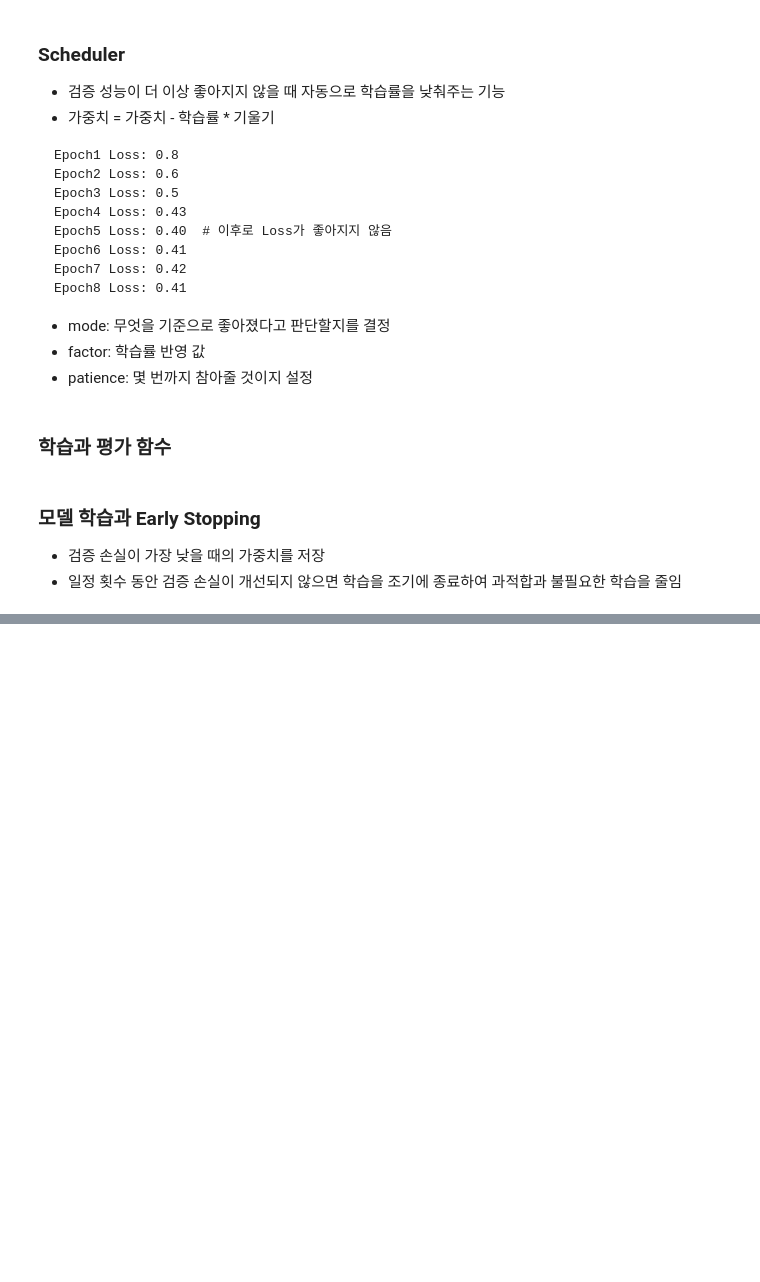
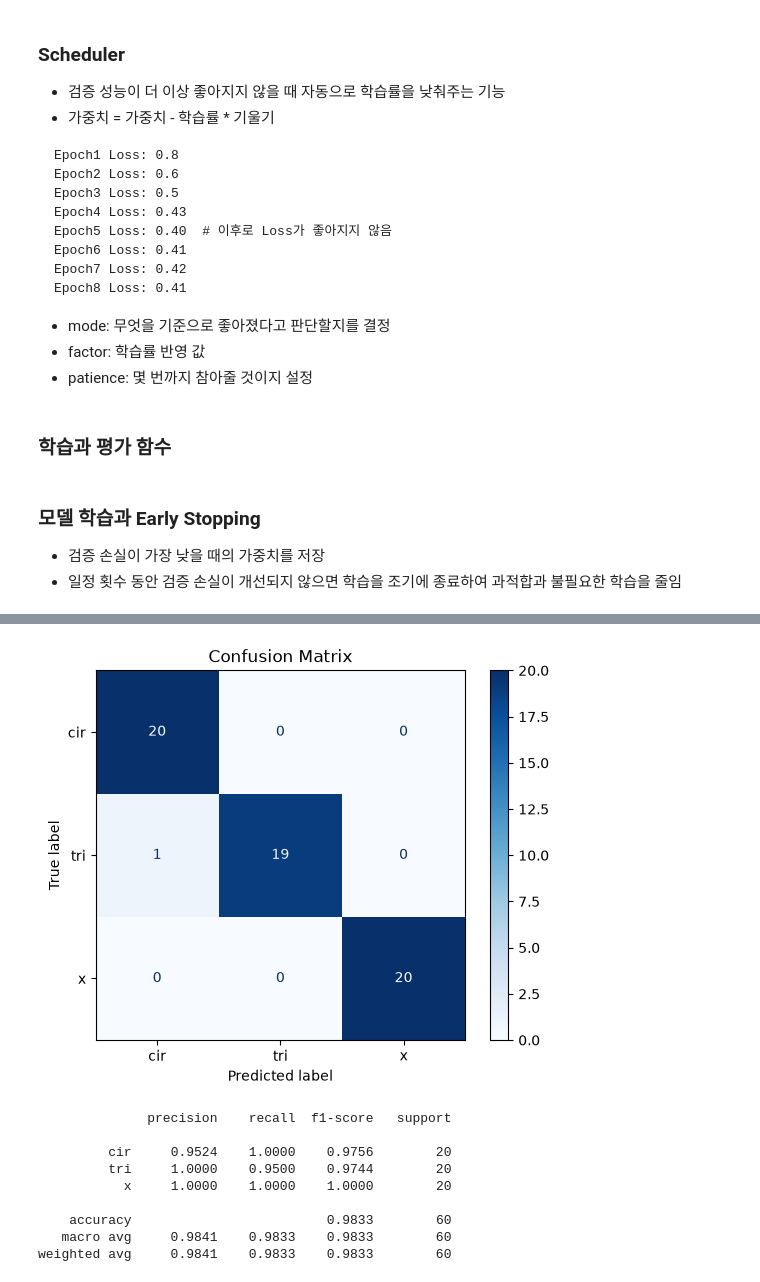
Before and after one commit to Shim-HyoungJoon/KDT, a Jupyter notebook: 10_MLDL/12_손글씨 도형 분류하기.ipynb, the cells around one changed output, grey strips where cells are left out. Drawn from its saved outputs; the diff is of its cells as text; code cells hidden in the pictures; blank space fills up the shorter version.

```diff
--- a/10_MLDL/12_손글씨 도형 분류하기.ipynb
+++ b/10_MLDL/12_손글씨 도형 분류하기.ipynb
@@ -530,0 +635,3 @@ for epoch in range(1, EPOCHS+1):
+# %%
+model = ShapeCNN(num_classes).to(DEVICE)
+model.load_state_dict(torch.load(best_model_path, map_location=DEVICE, weights_only=True))
@@ -530,0 +677,2 @@ for epoch in range(1, EPOCHS+1):
+# %%
+test_images, y_true, y_pred, y_prob = collect_predictions(model, test_loader)
@@ -530,0 +681,33 @@ for epoch in range(1, EPOCHS+1):
+# %%
+cm = confusion_matrix(y_true.numpy(), y_pred.numpy())
+display = ConfusionMatrixDisplay(confusion_matrix=cm, display_labels=class_names)
+display.plot(cmap='Blues', values_format='d')
+plt.title('Confusion Matrix')
+plt.show()
+
+print(classification_report(
+    y_true.numpy(),
+    y_pred.numpy(),
+    target_names=class_names,
+    digits=4,
+    zero_division=0,
+))
+
+# precision : 모델이 True로 분류한 것중 실제로 True인 비율
+# recall : 실제 해당 클래스 중에서 모델이 찾아낸 비율
+# f1-score : precision, recall 조합 평균
+# support : 클래스의 개수
+
+# macro avg : 다중 분류 모델에서 전체 데이터의 True Positive(TP), False Positive(FP), False Negative(FN) 개수를 모두 더한 뒤, 이를 바탕으로 정밀도(Precision), 재현율(Recall), F1 점수를 한 번에 계산하는 방법
+# weighted avg : 자료의 평균을 구할 때 자료 값의 중요도나 영향 정도에 해당하는 가중치를 반영하여 구한 평균값이다. 모든 가중치가 동일할 경우, 가중 평균은 산술 평균과 동일
+# %% [output]
+[figure, added]
+              precision    recall  f1-score   support
+
+         cir     0.9524    1.0000    0.9756        20
+         tri     1.0000    0.9500    0.9744        20
+           x     1.0000    1.0000    1.0000        20
+
+    accuracy                         0.9833        60
+   macro avg     0.9841    0.9833    0.9833        60
+weighted avg     0.9841    0.9833    0.9833        60
```
Also changed, not shown: parts of 17 cells of this notebook, 4 other files.
